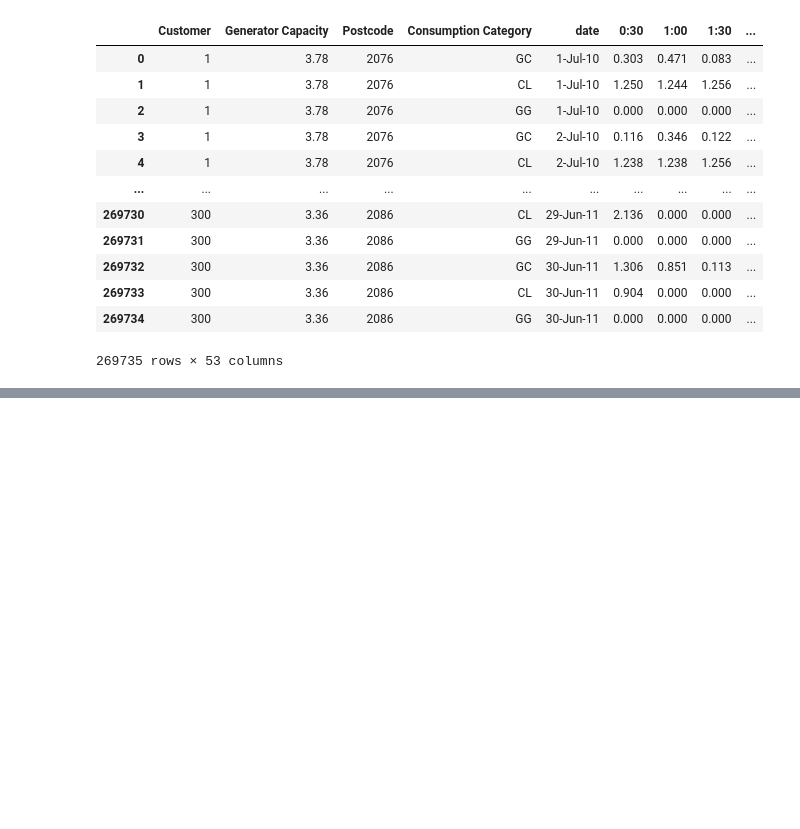
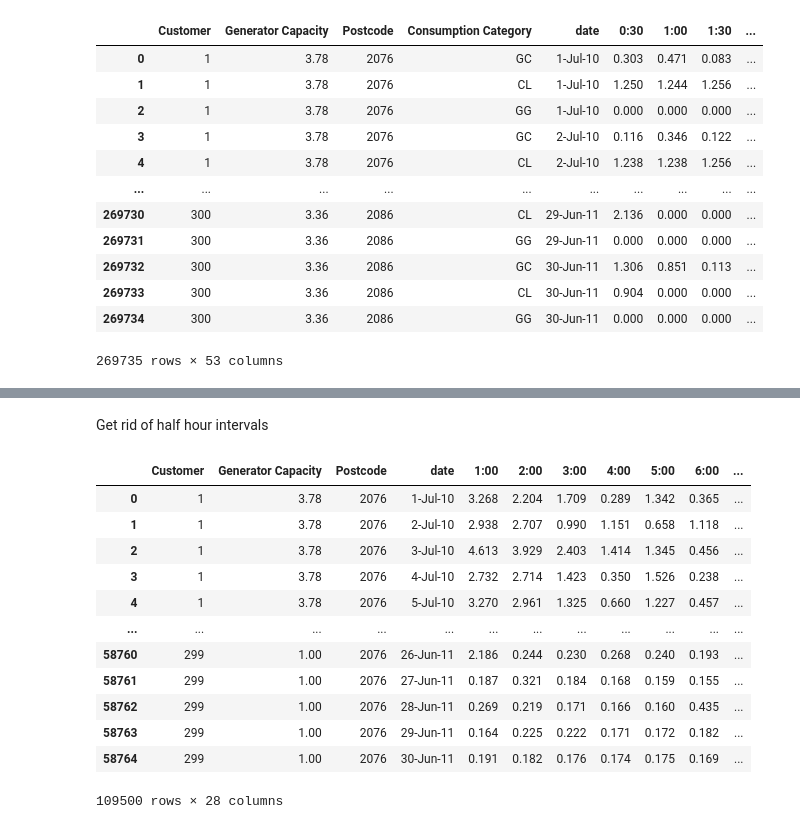
Before and after one commit to codymlewis/SGHFL, a Jupyter notebook: solar_power.ipynb, the cells around one changed output, grey strips where cells are left out. Drawn from its saved outputs; the diff is of its cells as text; code cells hidden in the pictures; blank space fills up the shorter version.

```diff
--- a/solar_power.ipynb
+++ b/solar_power.ipynb
@@ -226,0 +58,27 @@ solar_home_data.to_csv("data/solar_home_2010-2011.csv")
+# %%
+gc_data = solar_home_data[(solar_home_data['Consumption Category'] == "GC") & ~solar_home_data.Customer.isin(has_cl)].reset_index(drop=True)
+gg_data = solar_home_data[(solar_home_data['Consumption Category'] == "GG") & ~solar_home_data.Customer.isin(has_cl)].reset_index(drop=True)
+gg_data.loc[:, time_columns] = gc_data[time_columns] - gg_data[time_columns]
+solar_home_data = pd.concat((new_data, gg_data.drop(columns=["Consumption Category"])))
+# %% [markdown]
+Get rid of half hour intervals
+# %%
+time_columns = solar_home_data.columns[4:]
+for half_hour, hour in zip(time_columns[::2], time_columns[1::2]):
+    solar_home_data[hour] += solar_home_data[half_hour]
+solar_home_data = solar_home_data.drop(columns=time_columns[::2])
+solar_home_data
+# %% [output]
+|  | Customer | Generator Capacity | Postcode | date | 1:00 | 2:00 | 3:00 | 4:00 | 5:00 | 6:00 | ... |
+| 0 | 1 | 3.78 | 2076 | 1-Jul-10 | 3.268 | 2.204 | 1.709 | 0.289 | 1.342 | 0.365 | ... |
+| 1 | 1 | 3.78 | 2076 | 2-Jul-10 | 2.938 | 2.707 | 0.990 | 1.151 | 0.658 | 1.118 | ... |
+| 2 | 1 | 3.78 | 2076 | 3-Jul-10 | 4.613 | 3.929 | 2.403 | 1.414 | 1.345 | 0.456 | ... |
+| 3 | 1 | 3.78 | 2076 | 4-Jul-10 | 2.732 | 2.714 | 1.423 | 0.350 | 1.526 | 0.238 | ... |
+| 4 | 1 | 3.78 | 2076 | 5-Jul-10 | 3.270 | 2.961 | 1.325 | 0.660 | 1.227 | 0.457 | ... |
+| ... | ... | ... | ... | ... | ... | ... | ... | ... | ... | ... | ... |
+| 58760 | 299 | 1.00 | 2076 | 26-Jun-11 | 2.186 | 0.244 | 0.230 | 0.268 | 0.240 | 0.193 | ... |
+| 58761 | 299 | 1.00 | 2076 | 27-Jun-11 | 0.187 | 0.321 | 0.184 | 0.168 | 0.159 | 0.155 | ... |
+| 58762 | 299 | 1.00 | 2076 | 28-Jun-11 | 0.269 | 0.219 | 0.171 | 0.166 | 0.160 | 0.435 | ... |
+| 58763 | 299 | 1.00 | 2076 | 29-Jun-11 | 0.164 | 0.225 | 0.222 | 0.171 | 0.172 | 0.182 | ... |
+| 58764 | 299 | 1.00 | 2076 | 30-Jun-11 | 0.191 | 0.182 | 0.176 | 0.174 | 0.175 | 0.169 | ... |
+109500 rows × 28 columns
```
Also changed, not shown: parts of 49 cells of this notebook.
